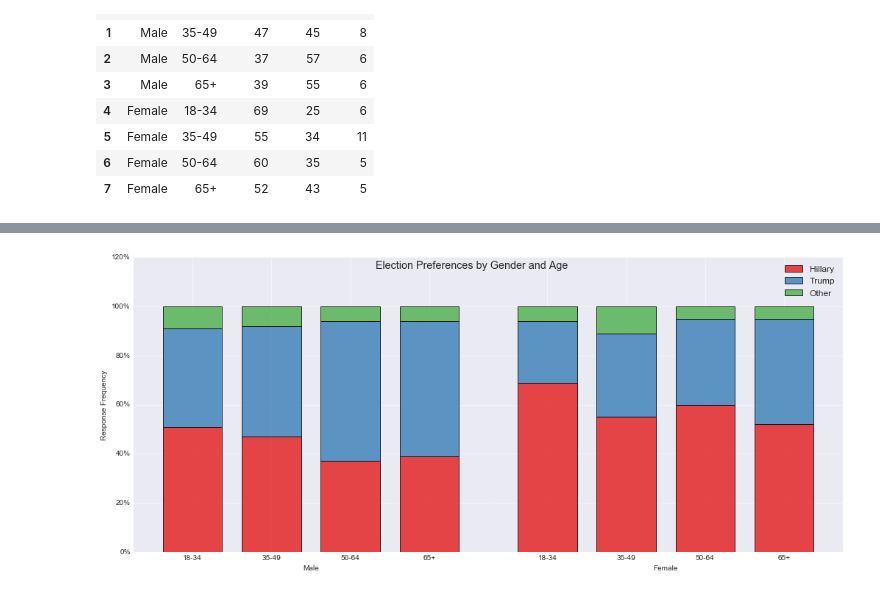
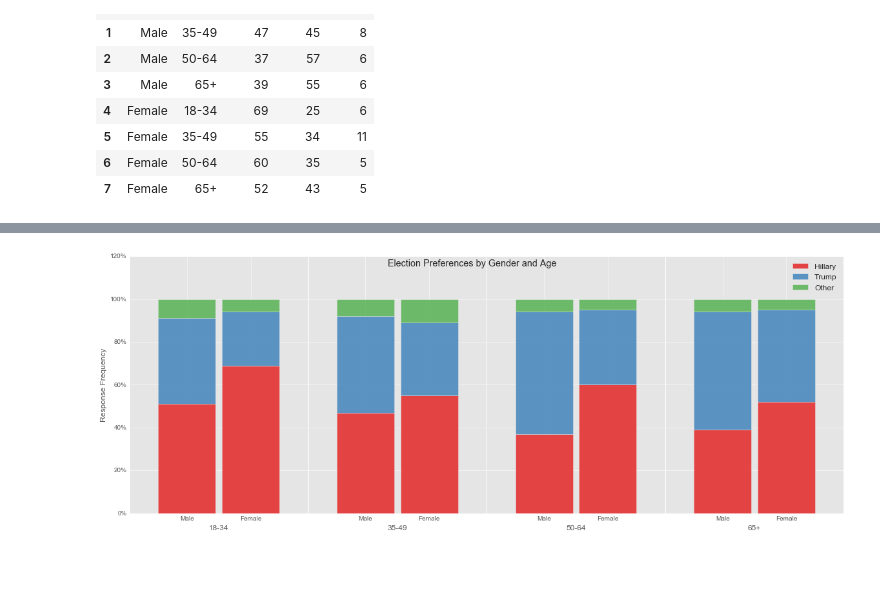
Before and after one commit to cgerson/clustered-stacked-chart, a Jupyter notebook: notebooks/visualize_data.ipynb, the cells around one changed output, grey strips where cells are left out. Cells and saved outputs as stored; diff of their text form; code cells hidden in the pictures; blank space fills up the shorter version.

```diff
--- a/notebooks/visualize_data.ipynb
+++ b/notebooks/visualize_data.ipynb
@@ -29,4 +33,10 @@ plotobject = clustered_stacked_chart.plotobject(electiondata,
 # %%
-plotobject.plot(title = "Election Preferences by Gender and Age")
+# clusters Age, then stacks by Gender
+
+clustered_stacked_chart.plot(electiondata,
+                             my_two_segments=['Age','Gender'],
+                             title = "Election Preferences by Gender and Age",
+                             stylesheet= "ggplot",
+                             bar_width=0.9)
 # %% [output]
-[figure, old version]
+[figure, new version]
```
Also changed, not shown: parts of 3 cells of this notebook, 2 other files.
